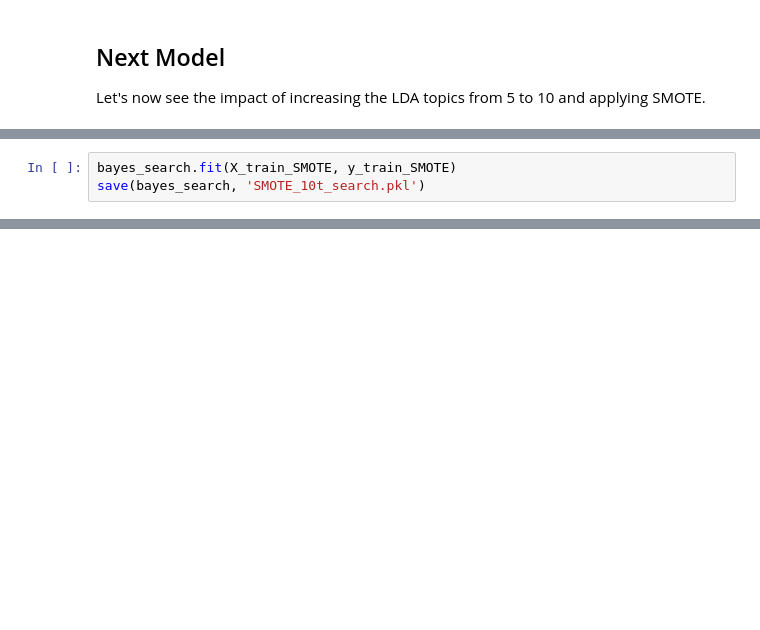
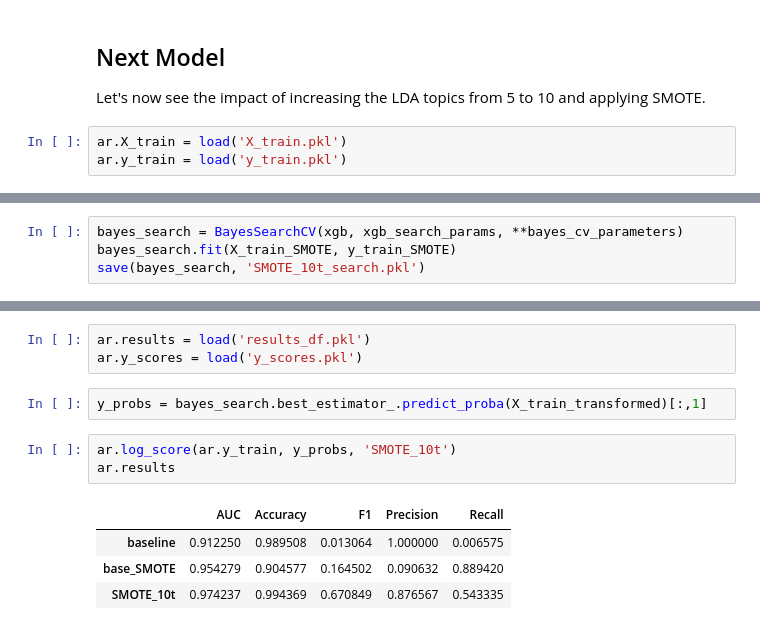
Before and after one commit to jason-sa/amazon_product_trend_classification, a Jupyter notebook: py_files/Amazon_Reviews_Model_Selection.ipynb, the cells around one changed output, grey strips where cells are left out. Saved outputs shown, nothing was run; the diff lists cells and outputs as text; blank space fills up the shorter version.

```diff
--- a/py_files/Amazon_Reviews_Model_Selection.ipynb
+++ b/py_files/Amazon_Reviews_Model_Selection.ipynb
@@ -302,5 +304,8 @@ pd.DataFrame(bayes_search.cv_results_)
 ## Next Model
 
 Let's now see the impact of increasing the LDA topics from 5 to 10 and applying SMOTE.
+# %%
+ar.X_train = load('X_train.pkl')
+ar.y_train = load('y_train.pkl')
 # %%
 lda_parameters['n_components'] = 10
@@ -321,5 +326,6 @@ X_train_SMOTE, y_train_SMOTE = sm.fit_sample(X_train_transformed, ar.y_train)
 save(X_train_SMOTE, 'X_train_SMOTE_10t.pkl')
 save(y_train_SMOTE, 'y_train_SMOTE_10t.pkl')
 # %%
+bayes_search = BayesSearchCV(xgb, xgb_search_params, **bayes_cv_parameters)
 bayes_search.fit(X_train_SMOTE, y_train_SMOTE)
 save(bayes_search, 'SMOTE_10t_search.pkl')
@@ -325,0 +365,13 @@ save(bayes_search, 'SMOTE_10t_search.pkl')
+# %%
+ar.results = load('results_df.pkl')
+ar.y_scores = load('y_scores.pkl')
+# %%
+y_probs = bayes_search.best_estimator_.predict_proba(X_train_transformed)[:,1]
+# %%
+ar.log_score(ar.y_train, y_probs, 'SMOTE_10t')
+ar.results
+# %% [output]
+|  | AUC | Accuracy | F1 | Precision | Recall |
+| baseline | 0.912250 | 0.989508 | 0.013064 | 1.000000 | 0.006575 |
+| base_SMOTE | 0.954279 | 0.904577 | 0.164502 | 0.090632 | 0.889420 |
+| SMOTE_10t | 0.974237 | 0.994369 | 0.670849 | 0.876567 | 0.543335 |
```
Also changed, not shown: parts of 11 cells of this notebook.
